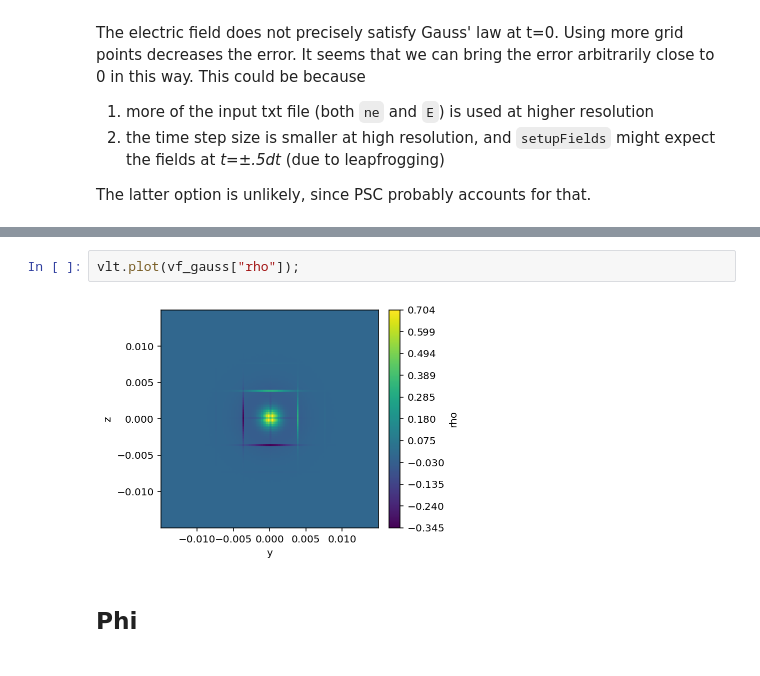
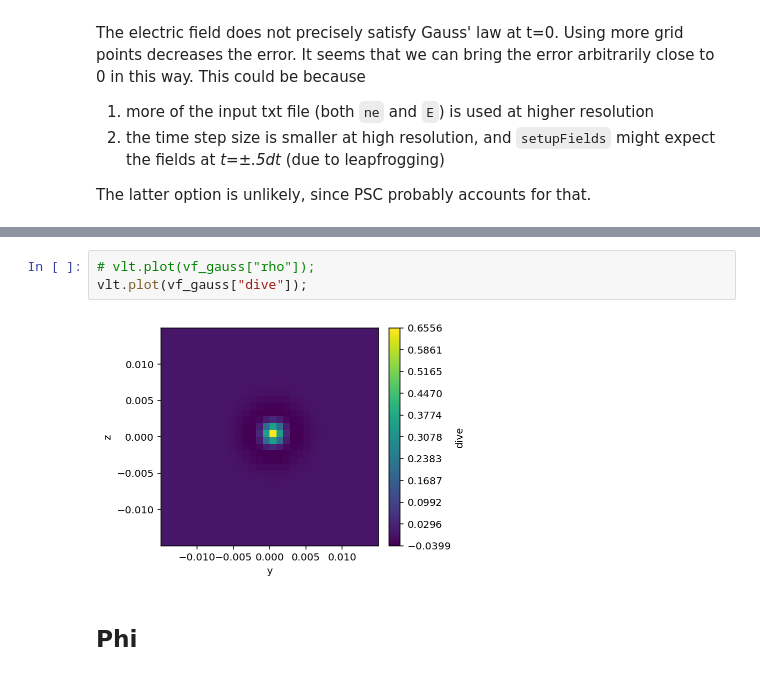
Before and after one commit to JamesMcClung/psc-scrap, a Jupyter notebook: debugger.ipynb, the cells around one changed output, grey strips where cells are left out. Saved outputs shown, nothing was run; the diff lists cells and outputs as text.

```diff
--- a/debugger.ipynb
+++ b/debugger.ipynb
@@ -150,7 +152,8 @@ Text(0.5, 1.0, 'Difference between rho and div_E')
 # %%
-vlt.plot(vf_gauss["rho"]);
+# vlt.plot(vf_gauss["rho"]);
+vlt.plot(vf_gauss["dive"]);
 # %% [output]
-[figure, old version]
+[figure, new version]
 # %% [markdown]
 ## Phi
 # %%
```
Also changed, not shown: parts of 7 cells of this notebook.
